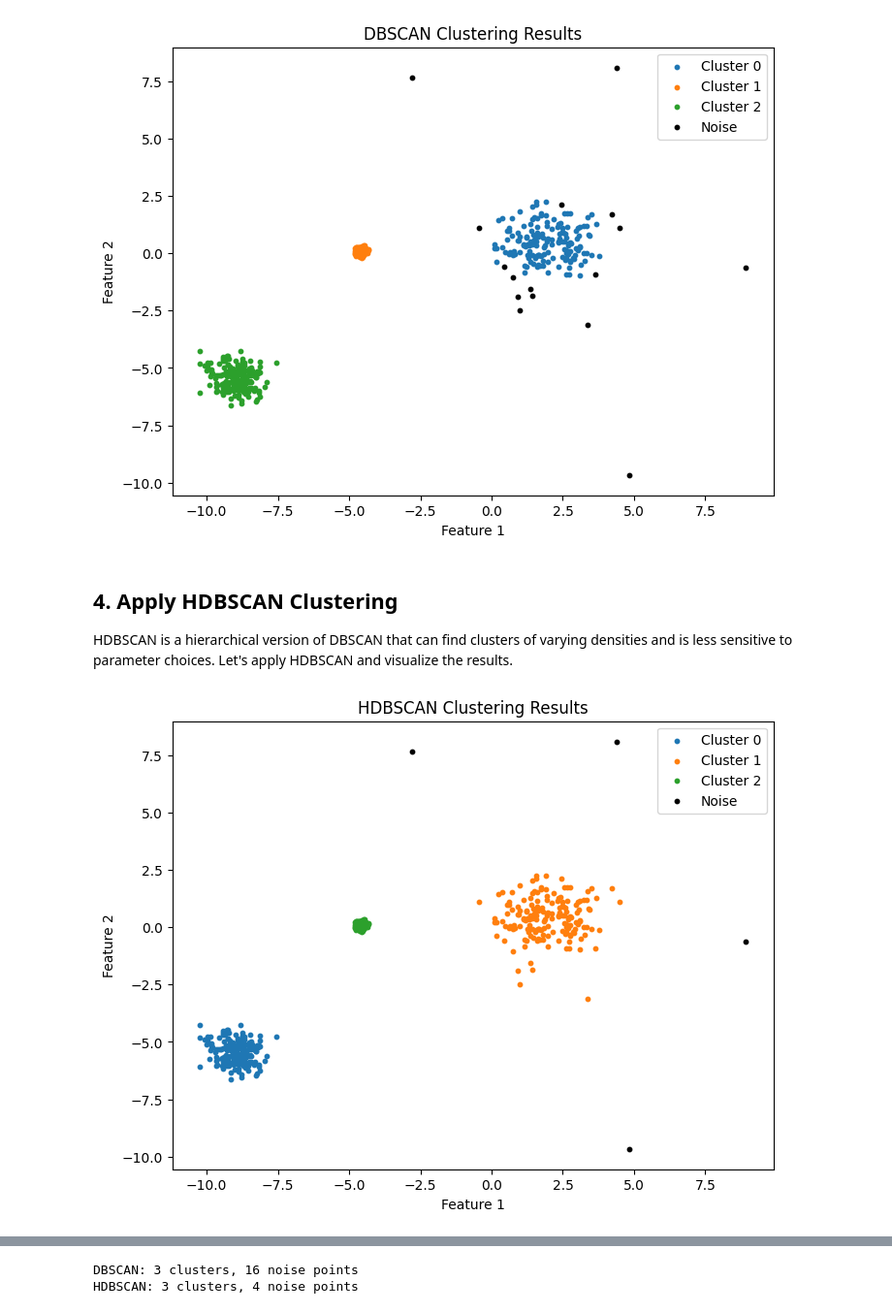
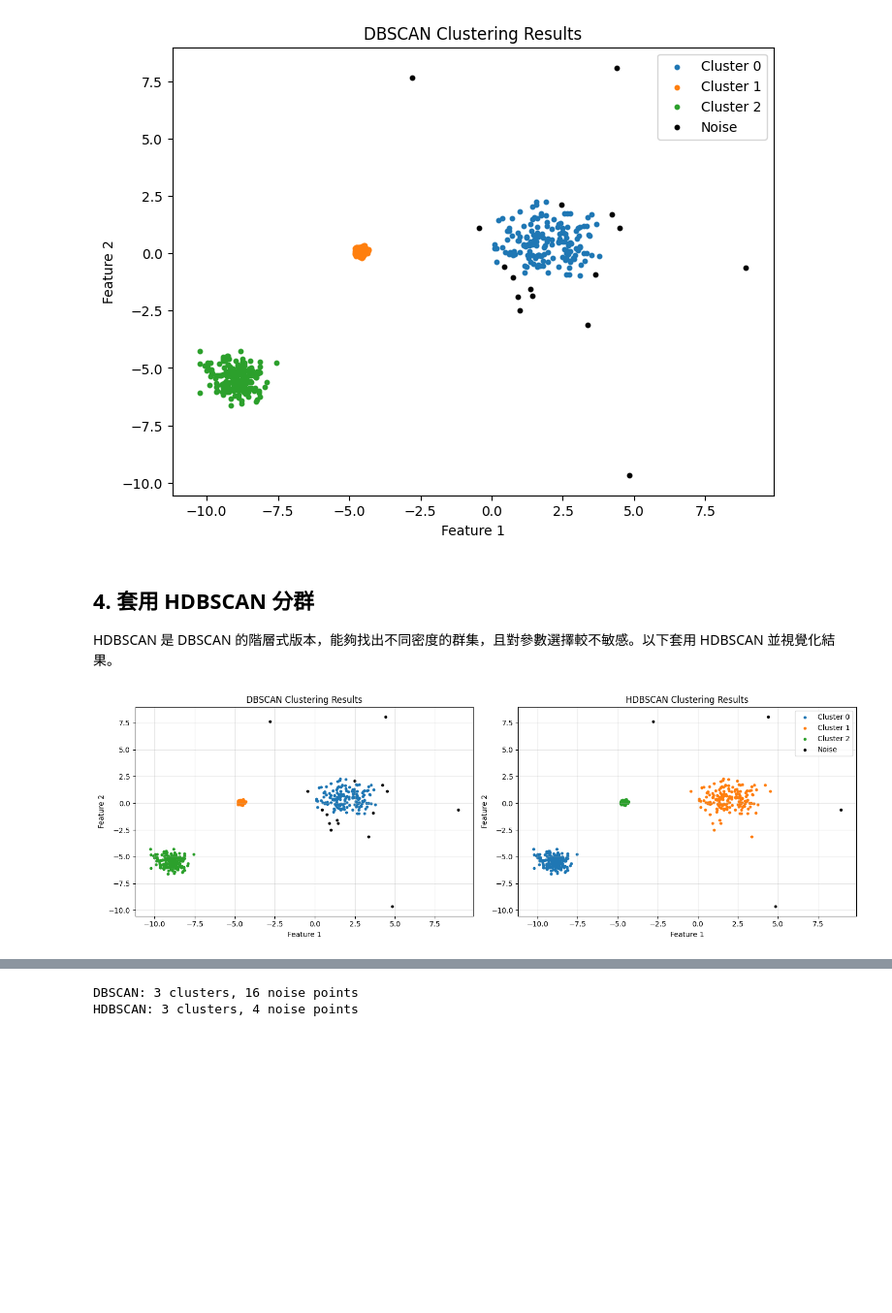
Before and after one commit to jonascheng/anomalyebook, a Jupyter notebook: 02_dbscan-vs-hdbscan.ipynb, the cells around one changed output, grey strips where cells are left out. Shown at 97% size. Cells and saved outputs as stored; diff of their text form; code cells hidden in the pictures; blank space fills up the shorter version.

```diff
--- a/02_dbscan-vs-hdbscan.ipynb
+++ b/02_dbscan-vs-hdbscan.ipynb
@@ -65,18 +65,20 @@ DBSCAN groups points that are closely packed together and marks points in low-de
 # %%
-# Apply DBSCAN
-# eps: max distance for two samples to be considered neighbors
-# min_samples: min number of samples in a neighborhood for a point to be a core point
-
-dbscan = DBSCAN(eps=0.6, min_samples=10)
+# 套用 DBSCAN
+# eps：兩個樣本被視為鄰居的最大距離
+# min_samples：一個點成為核心點所需的最小鄰居數量
+dbscan = DBSCAN(
+    eps=0.6, # 兩個點被視為鄰居的最大距離
+    min_samples=10 # 一個群集至少需要的樣本數量
+)
 dbscan_labels = dbscan.fit_predict(X)
 
-# Visualize DBSCAN results
+# 視覺化 DBSCAN 結果
 plt.figure(figsize=(8, 6))
 unique_labels = set(dbscan_labels)
 colors = [plt.cm.tab10(i) for i in range(len(unique_labels))]
 for k, col in zip(unique_labels, colors):
     if k == -1:
-        # Noise
+        # 雜訊
         col = 'black'
     class_member_mask = (dbscan_labels == k)
     plt.scatter(X[class_member_mask, 0], X[class_member_mask, 1], s=10, color=col, label=f'Cluster {k}' if k != -1 else 'Noise')
@@ -88,29 +90,47 @@ plt.show()
 # %% [output]
 [figure]
 # %% [markdown]
-## 4. Apply HDBSCAN Clustering
+## 4. 套用 HDBSCAN 分群
 
-HDBSCAN is a hierarchical version of DBSCAN that can find clusters of varying densities and is less sensitive to parameter choices. Let's apply HDBSCAN and visualize the results.
+HDBSCAN 是 DBSCAN 的階層式版本，能夠找出不同密度的群集，且對參數選擇較不敏感。以下套用 HDBSCAN 並視覺化結果。
 # %%
-# Apply HDBSCAN
-# min_cluster_size: minimum size of clusters
+# 視覺化 DBSCAN 和 HDBSCAN 結果比較
+plt.figure(figsize=(15, 5))
+plt.subplot(1, 2, 1)
+
+for k, col in zip(unique_labels, colors):
+    if k == -1:
+        # 雜訊
+        col = 'black'
+    class_member_mask = (dbscan_labels == k)
+    plt.scatter(X[class_member_mask, 0], X[class_member_mask, 1], s=10, color=col, label=f'Cluster {k}' if k != -1 else 'Noise')
+plt.title('DBSCAN Clustering Results')
+plt.xlabel('Feature 1')
+plt.ylabel('Feature 2')
+plt.grid(True, alpha=0.3)
+
+# 套用 HDBSCAN
+# min_cluster_size：群集的最小大小
 hdbscan_clusterer = hdbscan.HDBSCAN(min_cluster_size=10)
 hdbscan_labels = hdbscan_clusterer.fit_predict(X)
 
-# Visualize HDBSCAN results
-plt.figure(figsize=(8, 6))
+# 視覺化 HDBSCAN 結果
+plt.subplot(1, 2, 2)
 unique_labels = set(hdbscan_labels)
 colors = [plt.cm.tab10(i) for i in range(len(unique_labels))]
 for k, col in zip(unique_labels, colors):
     if k == -1:
         col = 'black'
     class_member_mask = (hdbscan_labels == k)
     plt.scatter(X[class_member_mask, 0], X[class_member_mask, 1], s=10, color=col, label=f'Cluster {k}' if k != -1 else 'Noise')
 plt.title('HDBSCAN Clustering Results')
 plt.xlabel('Feature 1')
 plt.ylabel('Feature 2')
 plt.legend()
+plt.grid(True, alpha=0.3)
+
+plt.tight_layout()
 plt.show()
 # %% [output]
-[figure, old version]
+[figure, new version]
 # %% [markdown]
```
Also changed, not shown: parts of 17 cells of this notebook.
